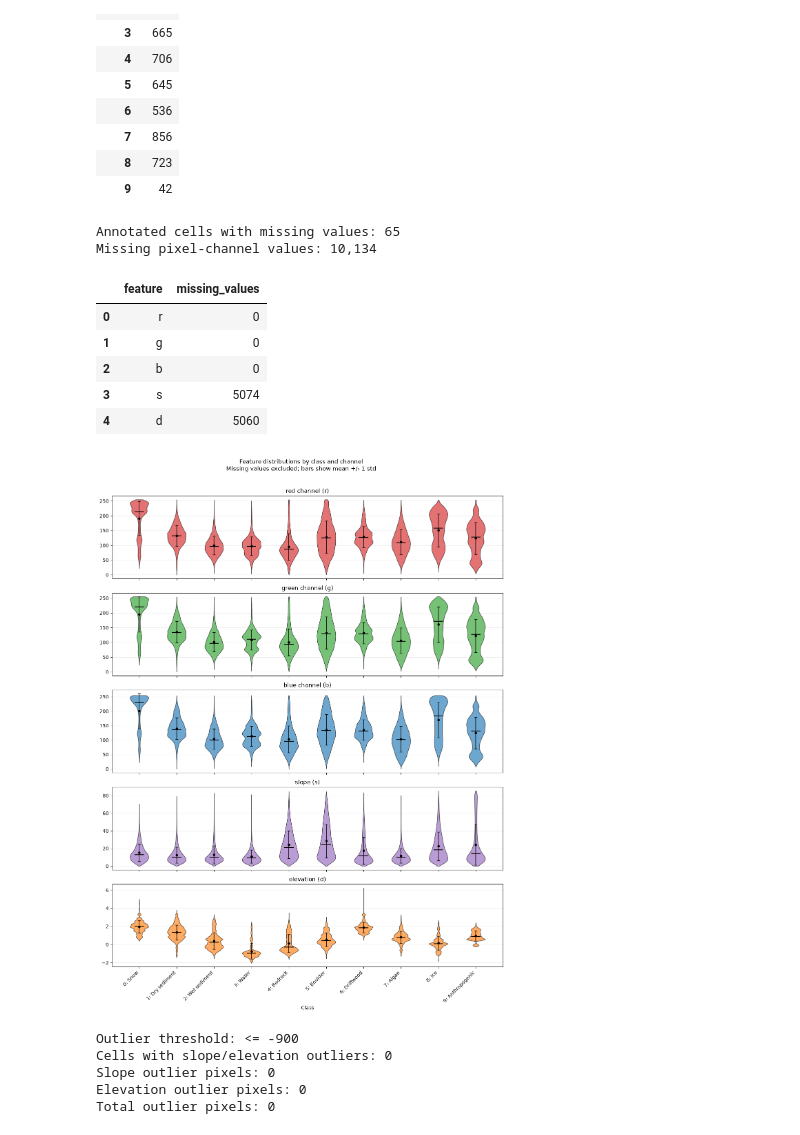
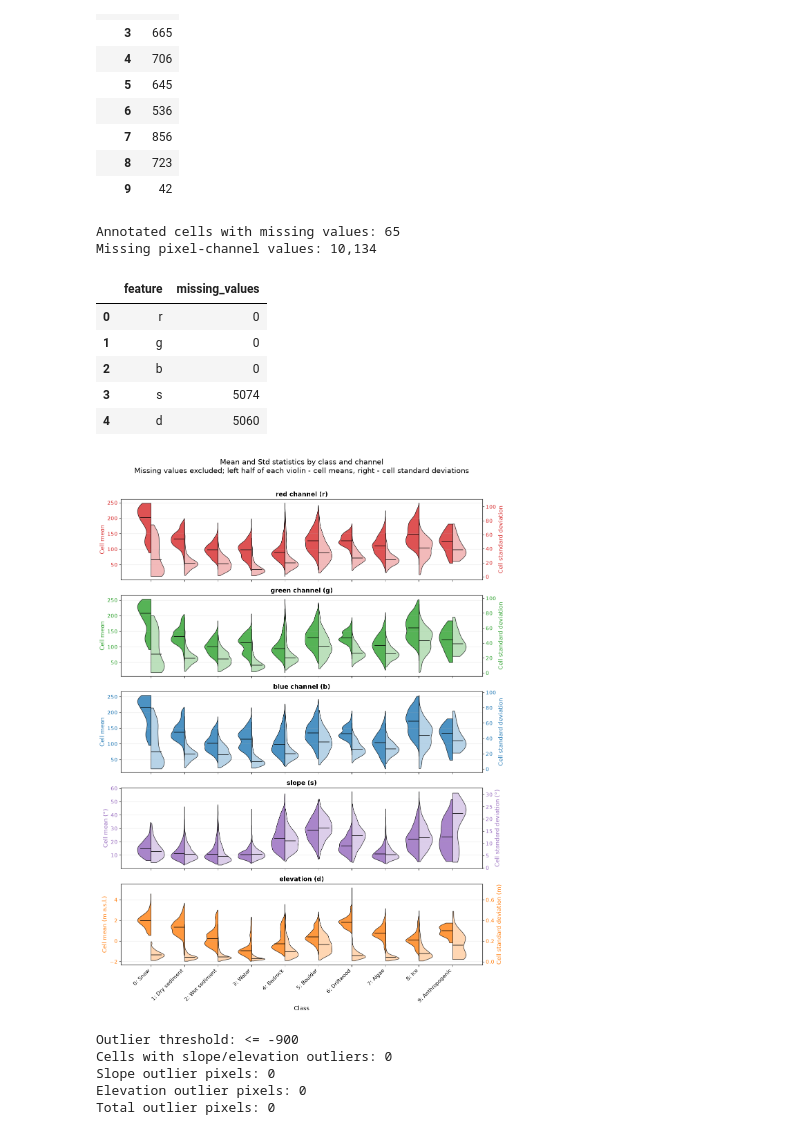
Before and after one commit to piotr-maciag/Context-Aware-Deep-Learning-Ensembles, a Jupyter notebook: pmaciag-volume-beach/Notebooks/plot_feature_distributions_by_class.ipynb, the cells around one changed output. Cells and saved outputs as stored; diff of their text form; code cells hidden in the pictures.

Commit message:
Add model evaluation reports and refine feature plots

```diff
--- a/pmaciag-volume-beach/Notebooks/plot_feature_distributions_by_class.ipynb
+++ b/pmaciag-volume-beach/Notebooks/plot_feature_distributions_by_class.ipynb
@@ -54,6 +55,24 @@ FEATURE_COLORS = {
     "s": "#9467bd",
     "d": "#ff7f0e",
 }
+MEAN_AXIS_LABELS = {
+    "r": "Cell mean",
+    "g": "Cell mean",
+    "b": "Cell mean",
+    "s": "Cell mean (°)",
+    "d": "Cell mean (m a.s.l.)",
+}
+STD_AXIS_LABELS = {
+    "r": "Cell standard deviation",
+    "g": "Cell standard deviation",
+    "b": "Cell standard deviation",
+    "s": "Cell standard deviation (°)",
+    "d": "Cell standard deviation (m)",
+}
+SUBPLOT_TITLE_SIZE = 13
+AXIS_LABEL_SIZE = 12
+TICK_LABEL_SIZE = 11
+FIGURE_TITLE_SIZE = 15
 EXPECTED_SPLITS = {"train", "validation", "test"}
 
 print(f"Cell data: {CELL_DATA_ROOT}")
@@ -183,27 +237,27 @@ def plot_combined_violins(buckets):
     fig.tight_layout()
     return fig
 # %%
-combined_buckets, missing_summary = collect_feature_values(all_labeled_data)
+combined_buckets, missing_summary = collect_cell_statistics(all_labeled_data)
 print(f"Annotated cells with missing values: {missing_summary['cells']:,}")
 print(f"Missing pixel-channel values: {missing_summary['values']:,}")
 display(
     pd.DataFrame({
         "feature": FEATURE_SUFFIXES,
         "missing_values": [missing_summary["by_feature"][feature] for feature in FEATURE_SUFFIXES],
     })
 )
 combined_figure = plot_combined_violins(combined_buckets)
 plt.show()
 # %% [output]
 Annotated cells with missing values: 65
 Missing pixel-channel values: 10,134
 |  | feature | missing_values |
 | 0 | r | 0 |
 | 1 | g | 0 |
 | 2 | b | 0 |
 | 3 | s | 5074 |
 | 4 | d | 5060 |
-[figure, old version]
+[figure, new version]
 # %%
 OUTLIER_THRESHOLD = -900
 
```
Also changed, not shown: parts of 4 cells of this notebook, 4 other files.
